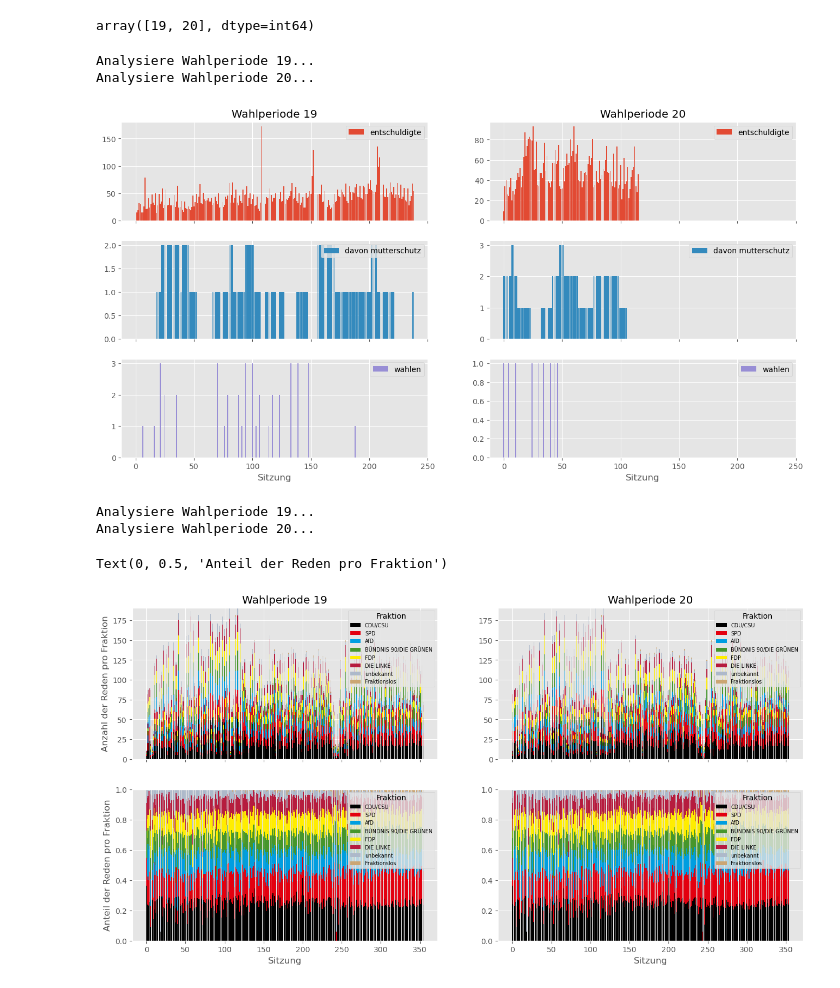
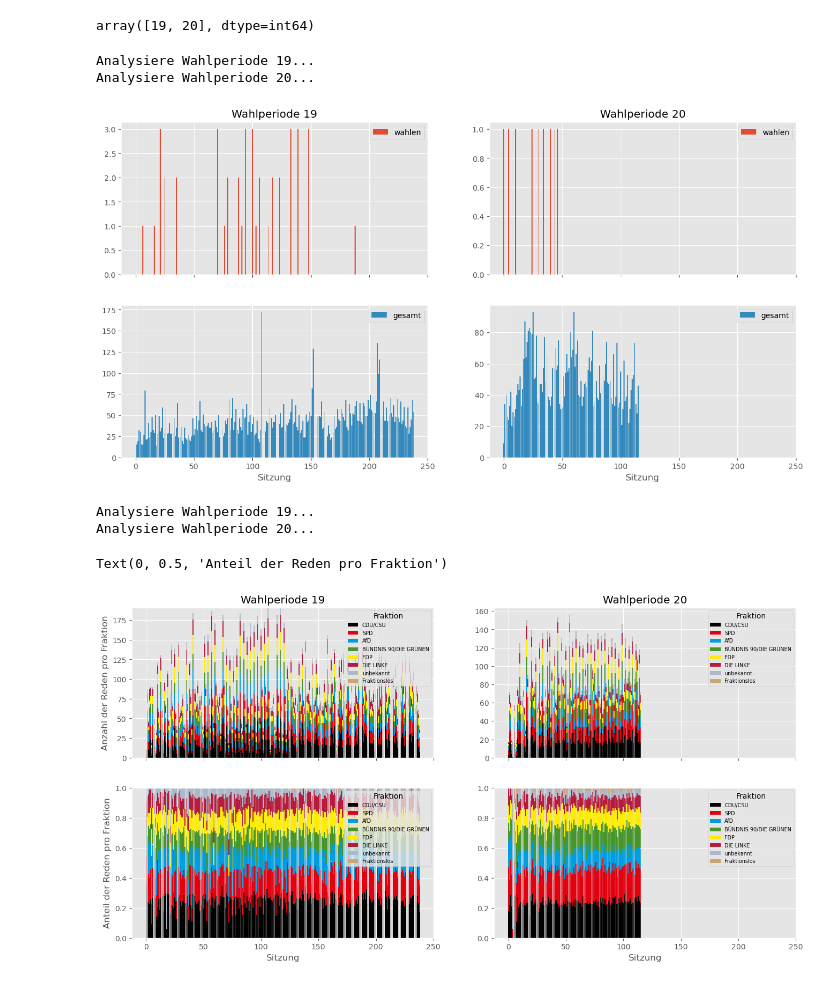
Before and after one commit to xTerradon/bundestag, a Jupyter notebook: main.ipynb, the cells around one changed output. Saved outputs shown, nothing was run; the diff lists cells and outputs as text; code cells hidden in the pictures.

Commit message:
entschuldigungen visualisierungen

```diff
--- a/main.ipynb
+++ b/main.ipynb
@@ -321,0 +252,3 @@ df
+# %%
+df = df[df.columns.sort_values()]
+df
@@ -326,26 +274,28 @@ wahlperioden
 array([19, 20], dtype=int64)
 # %%
 info = df.loc[:,df.columns.get_level_values(0) != "reden"]
+info = info.loc[:,info.columns.get_level_values(0) != "entschuldigungen"]
 omitted_data = [("metadata","wahlperiode"), ("metadata","sitzungsnummer"), ("metadata","datum")]
 info = info.drop(columns=omitted_data)
+info[("entschuldigungen","gesamt")] = df.loc[:, ("entschuldigungen","gesamt")]
 
 fig, axs = plt.subplots(len(info.columns), len(wahlperioden), sharex=True)
 
 for i_wahlperiode, wahlperiode in enumerate(wahlperioden):
     print(f"Analysiere Wahlperiode {wahlperiode}...")
     axs[0][i_wahlperiode].set_title(f"Wahlperiode {wahlperiode}")
     axs[-1][i_wahlperiode].set_xlabel("Sitzung")
     used_info = info[df.loc[:,("metadata","wahlperiode")] == wahlperiode]
 
     linear_index = np.arange(used_info.shape[0])
 
     for i_col, col in enumerate(used_info.columns):
         axs[i_col][i_wahlperiode].bar(linear_index, used_info.loc[:,col], label=col[-1].replace("_"," "), color=plt.rcParams['axes.prop_cycle'].by_key()['color'][i_col])
         axs[i_col][i_wahlperiode].legend()
 # %% [output]
 Analysiere Wahlperiode 19...
 Analysiere Wahlperiode 20...
-[figure, old version]
+[figure, new version]
 # %%
 reden = df["reden"][FRAKTIONEN]
 
@@ -357,20 +307,20 @@ for i_wahlperiode, wahlperiode in enumerate(wahlperioden):
     print(f"Analysiere Wahlperiode {wahlperiode}...")
     axs[0][i_wahlperiode].set_title(f"Wahlperiode {wahlperiode}")
     axs[-1][i_wahlperiode].set_xlabel("Sitzung")
-    used_info = info[df.loc[:,("metadata","wahlperiode")] == wahlperiode]
+    used_info = reden[df.loc[:,("metadata","wahlperiode")] == wahlperiode]
 
     for fraktion in reden.columns:
         axs[0][i_wahlperiode].bar(
-            x=np.arange(len(reden)),
-            bottom=reden.loc[:,:fraktion].iloc[:,:-1].sum(axis=1),
-            height=reden[fraktion],
+            x=np.arange(len(used_info)),
+            bottom=used_info.loc[:,:fraktion].iloc[:,:-1].sum(axis=1),
+            height=used_info[fraktion],
             color=FRAKTIONEN_FARBEN_DICT[fraktion],
             label=fraktion
         )
         axs[1][i_wahlperiode].bar(
-            x=np.arange(len(reden)),
-            bottom=reden.loc[:,:fraktion].iloc[:,:-1].sum(axis=1)  / reden.sum(axis=1),
-            height=reden[fraktion] / reden.sum(axis=1),
+            x=np.arange(len(used_info)),
+            bottom=used_info.loc[:,:fraktion].iloc[:,:-1].sum(axis=1)  / used_info.sum(axis=1),
+            height=used_info[fraktion] / used_info.sum(axis=1),
             color=FRAKTIONEN_FARBEN_DICT[fraktion],
             label=fraktion
         )
@@ -385,4 +335,4 @@ axs[1][0].set_ylabel("Anteil der Reden pro Fraktion")
 Analysiere Wahlperiode 19...
 Analysiere Wahlperiode 20...
 Text(0, 0.5, 'Anteil der Reden pro Fraktion')
-[figure, old version]
+[figure, new version]
```
Also changed, not shown: parts of 9 cells of this notebook, 1 other file.
